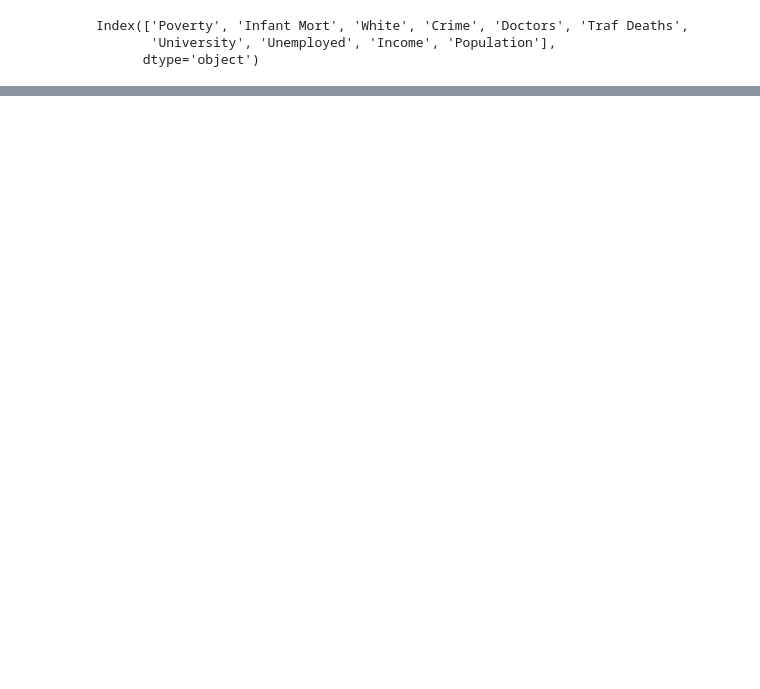
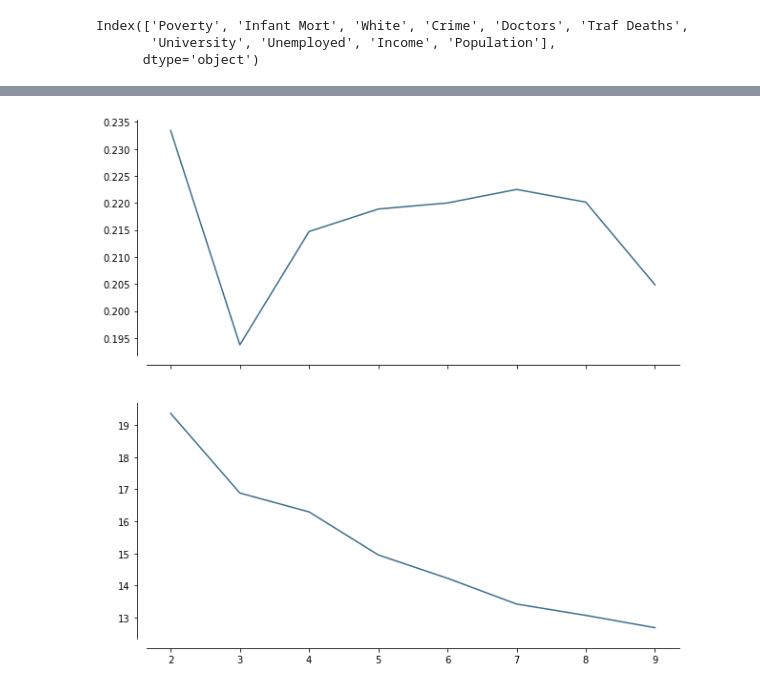
Before and after one commit to webclinic017/Python-Stock-1, a Jupyter notebook: DBScan-ElasticNet.ipynb, the cells around one changed output, grey strips where cells are left out. Cells and saved outputs as stored; diff of their text form; code cells hidden in the pictures; blank space fills up the shorter version.

```diff
--- a/DBScan-ElasticNet.ipynb
+++ b/DBScan-ElasticNet.ipynb
@@ -171,0 +216,21 @@ array([[<AxesSubplot:title={'center':'Crime'}>,
+# %%
+import matplotlib.pyplot as plt
+fig, axs = plt.subplots(2, figsize=(10, 10), sharex=True)
+cgram.silhouette_score().plot(
+    #xlabel="Number of clusters (k)",
+    #ylabel="Silhouette score",
+    color=ugg.COLORS[1],
+    ax=axs[0],
+)
+cgram.calinski_harabasz_score().plot(
+    #xlabel="Number of clusters (k)",
+    #ylabel="Calinski-Harabasz score",
+    color=ugg.COLORS[1],
+    ax=axs[1],
+)
+sns.despine(offset=10)
+
+cluster_pca = cgram.labels.iloc[:,(cgram.calinski_harabasz_score()).idxmax(axis=1)-1]
+#cluster_pca
+# %% [output]
+[figure, added]
```
Also changed, not shown: parts of 28 cells of this notebook.
